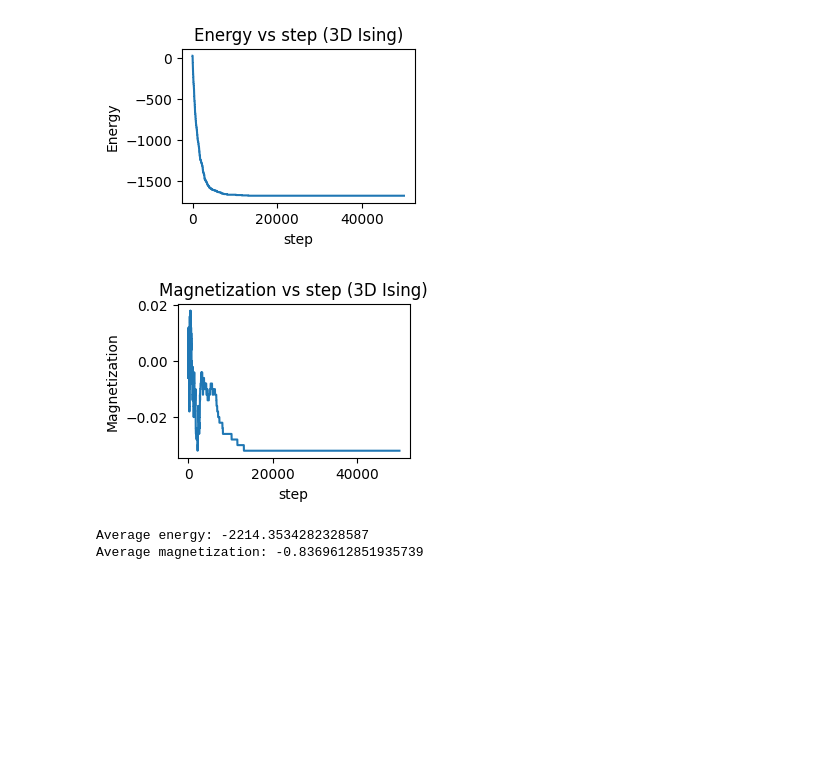
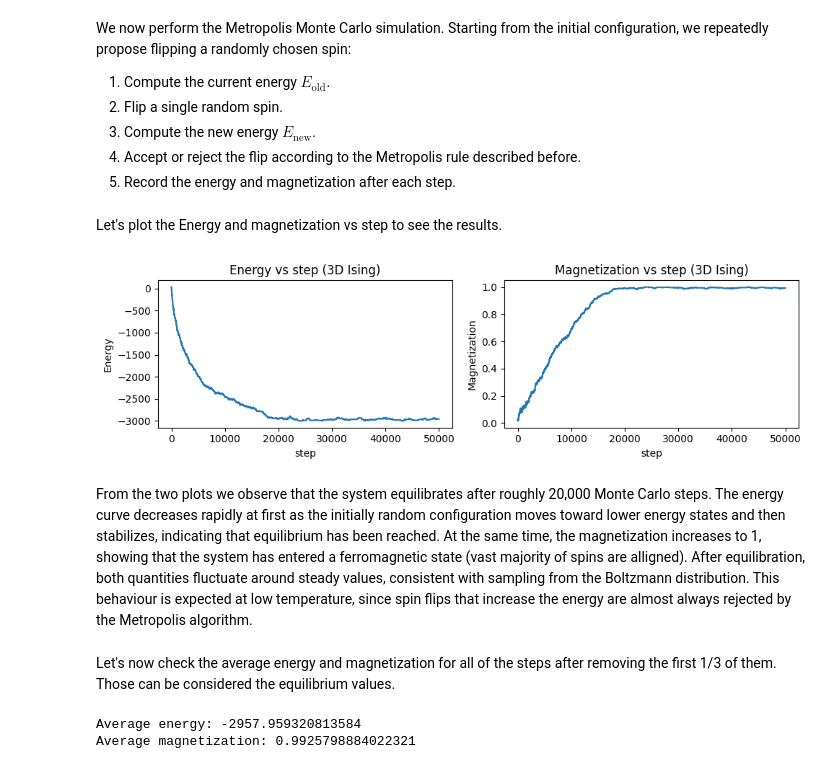
Before and after one commit to BCRLeo/3D-Ising-Model, a Jupyter notebook: Ising3DModel.ipynb, the cells around one changed output. Cells and saved outputs as stored; diff of their text form; code cells hidden in the pictures; blank space fills up the shorter version.

```diff
--- a/Ising3DModel.ipynb
+++ b/Ising3DModel.ipynb
@@ -33,6 +189,6 @@ def magnetization(state):
 # %%
 side = 10
-t = 0
+t = 2
 J = 1.0
 nstep = 50000
 seed = 67
@@ -48,3 +207,11 @@ plt.show()
+# %% [markdown]
+We now perform the Metropolis Monte Carlo simulation. Starting from the initial configuration, we repeatedly propose flipping a randomly chosen spin:
+
+1. Compute the current energy $E_\text{old}$.
+2. Flip a single random spin.
+3. Compute the new energy $E_\text{new}$.
+4. Accept or reject the flip according to the Metropolis rule described before.
+5. Record the energy and magnetization after each step.
 # %%
 e_old = energy(state, J)
 e_history = []
@@ -67,25 +234,36 @@ for istep in range(nstep):
 
     e_history.append(e_old)
     m_history.append(magnetization(state))
+# %% [markdown]
+Let's plot the Energy and magnetization vs step to see the results.
 # %%
-plt.figure(figsize=(3,2))
-plt.plot(e_history)
-plt.xlabel("step")
-plt.ylabel("Energy")
-plt.title("Energy vs step (3D Ising)")
+fig, axes = plt.subplots(1, 2, figsize=(10, 3))
+
+axes[0].plot(e_history)
+axes[0].set_xlabel("step")
+axes[0].set_ylabel("Energy")
+axes[0].set_title("Energy vs step")
+
+axes[1].plot(m_history)
+axes[1].set_xlabel("step")
+axes[1].set_ylabel("Magnetization")
+axes[1].set_title("Magnetization vs step")
+
+plt.tight_layout()
 plt.show()
-
-plt.figure(figsize=(3,2))
-plt.plot(m_history)
-plt.xlabel("step")
-plt.ylabel("Magnetization")
-plt.title("Magnetization vs step (3D Ising)")
-plt.show()
 # %% [output]
-[figure, old version]
+[figure, new version]
-[figure, removed]
+# %% [markdown]
+From the two plots we observe that the system equilibrates after roughly 20,000
+Monte Carlo steps. The energy curve decreases rapidly at first as the
+initially random configuration moves toward lower energy states and then
+stabilizes, indicating that equilibrium has been reached. At the same time, the magnetization
+increases to 1, showing that the system has entered a ferromagnetic state (vast majority of spins are alligned). After equilibration, both quantities
+fluctuate around steady values, consistent with sampling from the Boltzmann distribution.
+This behaviour is expected at low temperature, since spin flips that increase the energy are almost always rejected by the Metropolis algorithm.
+# %% [markdown]
+Let's now check the average energy and magnetization for all of the steps after removing the first 1/3 of them. Those can be considered the equilibrium values.
 # %%
-# discard first 1/3 of samples
 cut = int(nstep/3)
 e_sel = e_history[cut:]
 m_sel = m_history[cut:]
@@ -96,5 +274,5 @@ avM = np.mean(m_sel)
 print("Average energy:", avE)
 print("Average magnetization:", avM)
 # %% [output]
-Average energy: -2214.3534282328587
-Average magnetization: -0.8369612851935739
+Average energy: -2957.959320813584
+Average magnetization: 0.9925798884022321
```
Also changed, not shown: parts of 14 cells of this notebook.
